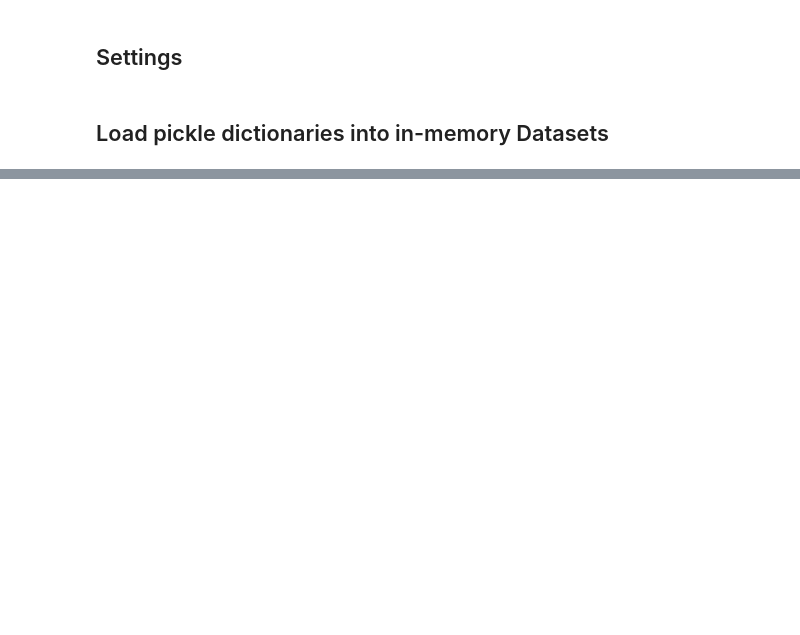
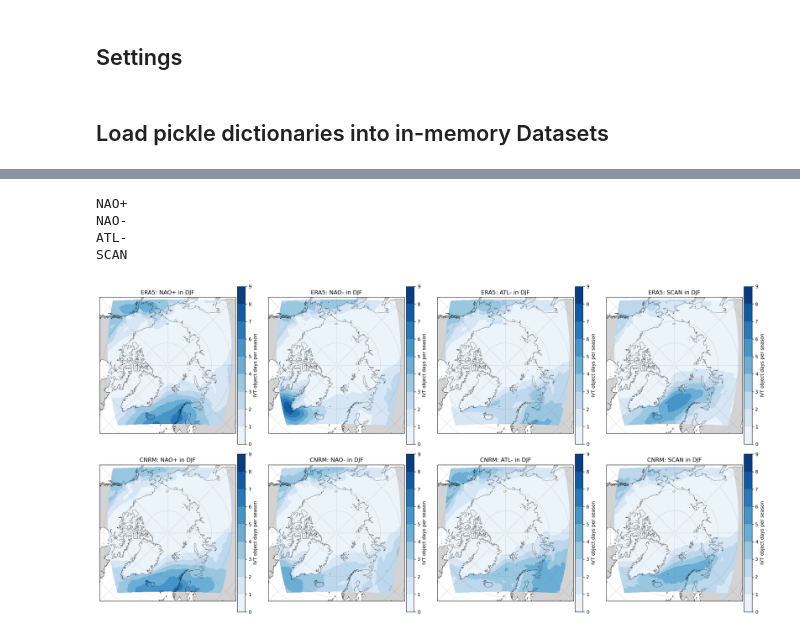
Before and after one commit to jobo95/MOAAP, a Jupyter notebook: Notebooks/Analysis/ICON_IVT_occurrences_by_regime.ipynb, the cells around one changed output, grey strips where cells are left out. Drawn from its saved outputs; the diff is of its cells as text; code cells hidden in the pictures; blank space fills up the shorter version.

```diff
--- a/Notebooks/Analysis/ICON_IVT_occurrences_by_regime.ipynb
+++ b/Notebooks/Analysis/ICON_IVT_occurrences_by_regime.ipynb
@@ -37,3 +38,12 @@ last_year = 1985
 num_years = last_year-first_year
 # %% [markdown]
 ## Load pickle dictionaries into in-memory Datasets
+# %%
+IVT_objs_CNRM = load_tracking_objects(input_path_CNRM,
+                                      input_file_name_temp_CNRM,
+                                      type_, first_year,
+                                      last_year,
+                                      load_coordinates=True,
+                                      exp=exp_CNRM,
+                                      save_pkl=False,
+                                      )
@@ -40,4 +52,11 @@ num_years = last_year-first_year
 # %%
-IVT_objs_ERA5 = load_tracking_objects(input_path_ERA5, input_file_name_temp_ERA5, type_, first_year, last_year,load_coordinates=True)
-IVT_objs_CNRM = load_tracking_objects(input_path_CNRM, input_file_name_temp_CNRM, type_, first_year, last_year,load_coordinates=True)
+IVT_objs_ERA5 = load_tracking_objects(input_path_ERA5,
+                                      input_file_name_temp_ERA5,
+                                      type_,
+                                      first_year,
+                                      last_year,
+                                      load_coordinates=True,
+                                      exp=exp_ERA5,
+                                      save_pkl=False,
+                                      )
 # %% [output]
@@ -117,0 +84,52 @@ Season.AUTUMN
+# %%
+fig = plt.figure(figsize=(20,10))
+subplts = (2,4)
+levels=np.arange(0,10,1)
+for   i, regime in enumerate(GPH700_4Cluster):
+
+    regime= regime.value
+    print (regime)
+
+    IVTobjs_sel_ERA5 = IVT_objs_ERA5.sel_season(Season.DJF).sel_by_regime(regime)
+
+    lon,lat,z = count_objs_grid_points(IVTobjs_sel_ERA5, normalization_factor=24.)
+
+    # normalize grid point counts to counts per season
+    z= (z/num_years)*1.000001
+
+    plot_unstructured_rotated_grid(lon,
+                                  lat,
+                                  z,
+                                  fig=fig,
+                                  index = i,
+                                  subplts=subplts,
+
+                                  levels = levels,
+                                  title=f"ERA5: {regime} in DJF",
+                                  cbar_label = "IVT object days per season",)
+
+
+    IVTobjs_sel_CNRM = IVT_objs_CNRM.sel_season(Season.DJF).sel_by_regime(regime)
+
+    lon,lat,z = count_objs_grid_points(IVTobjs_sel_CNRM, normalization_factor=24.)
+
+    # normalize grid point counts to counts per season
+    z= (z/num_years)*1.000001
+
+    plot_unstructured_rotated_grid(lon,
+                                  lat,
+                                  z,
+                                  fig=fig,
+                                  index = i+4,
+                                  subplts=subplts,
+
+                                  levels = levels,
+                                  title=f"CNRM: {regime} in DJF",
+                                  cbar_label = "IVT object days per season",)
+plt.tight_layout()
+# %% [output]
+NAO+
+NAO-
+ATL-
+SCAN
+[figure, added]
```
Also changed, not shown: parts of 13 cells of this notebook, 16 other files.
